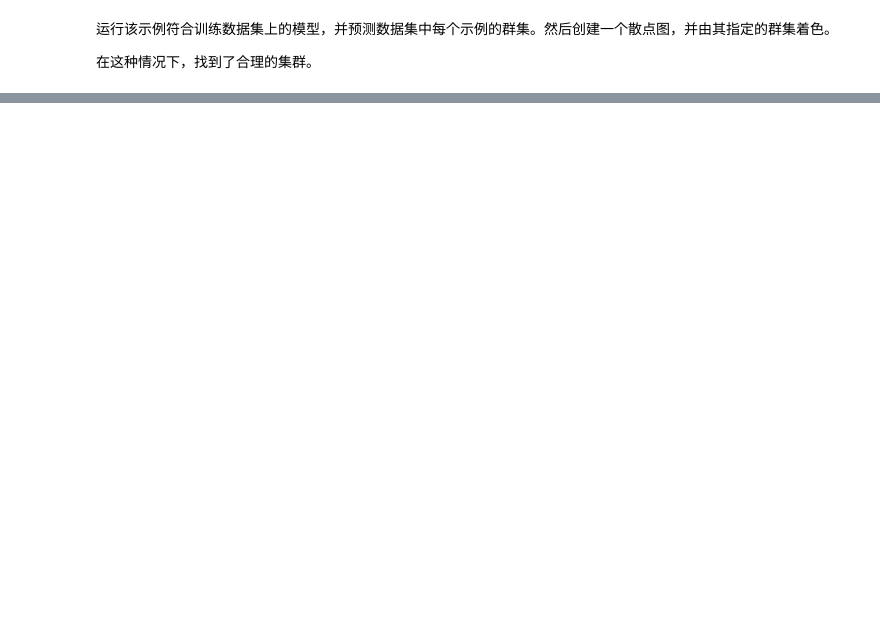
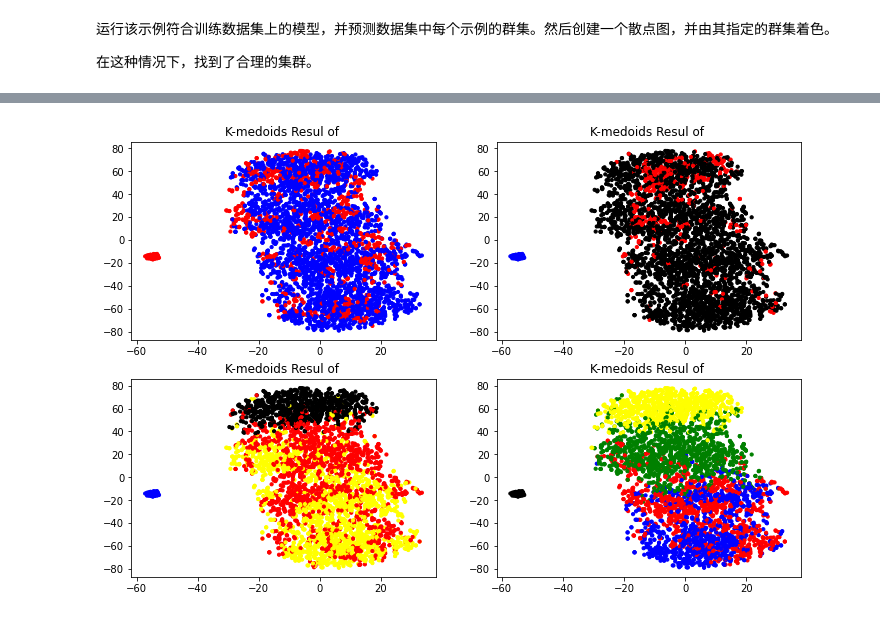
Before and after one commit to YiyaoZhang9527/ML_Example, a Jupyter notebook: 007 机器学习 Sklearn 12种聚类加说明.ipynb, the cells around one changed output, grey strips where cells are left out. Saved outputs shown, nothing was run; the diff lists cells and outputs as text; code cells hidden in the pictures; blank space fills up the shorter version.

```diff
--- a/007 机器学习 Sklearn 12种聚类加说明.ipynb
+++ b/007 机器学习 Sklearn 12种聚类加说明.ipynb
@@ -452,0 +486,35 @@ pyplot.show()
+# %%
+
+
+# !pip install treelib
+# !pip install pyclust
+
+from pyclust import KMedoids
+import numpy as np
+from sklearn.manifold import TSNE
+import matplotlib.pyplot as plt
+
+'''构造示例数据集（加入少量脏数据）'''
+data1 = np.random.normal(0,0.9,(1000,10))
+data2 = np.random.normal(1,0.9,(1000,10))
+data3 = np.random.normal(2,0.9,(1000,10))
+data4 = np.random.normal(3,0.9,(1000,10))
+data5 = np.random.normal(50,0.9,(50,10))
+
+data = np.concatenate((data1,data2,data3,data4,data5))
+
+'''准备可视化需要的降维数据'''
+data_TSNE = TSNE(learning_rate=100).fit_transform(data)
+
+'''对不同的k进行试探性K-medoids聚类并可视化'''
+plt.figure(figsize=(12,8))
+for i in range(2,6):
+    k = KMedoids(n_clusters=i,distance='euclidean',max_iter=1000).fit_predict(data)
+    colors = ([['red','blue','black','yellow','green'][i] for i in k])
+    plt.subplot(219+i)
+    plt.scatter(data_TSNE[:,0],data_TSNE[:,1],c=colors,s=10)
+    plt.title('K-medoids Resul of '.format(str(i)))
+
+plt.show()
+# %% [output]
+[figure, added]
```
Also changed, not shown: parts of 17 cells of this notebook, 26 other files.
